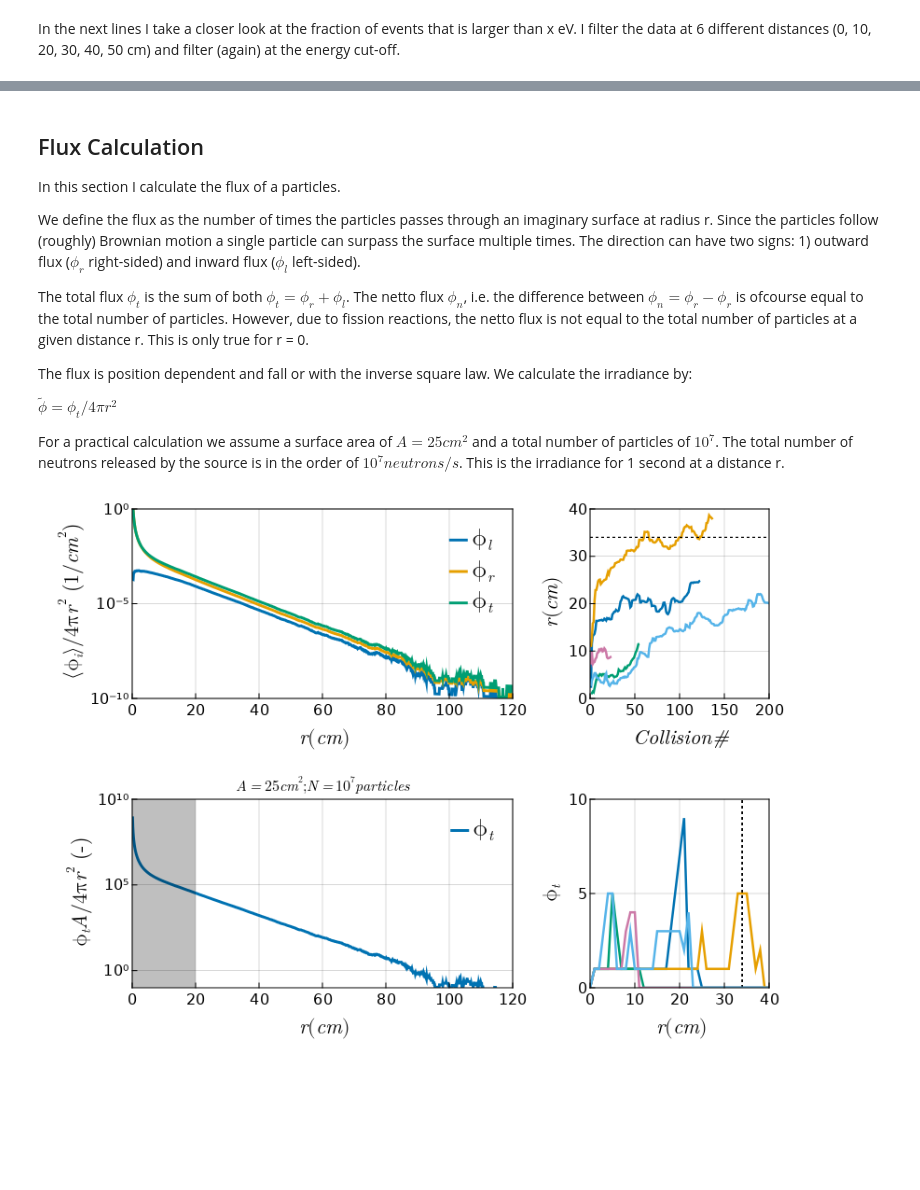
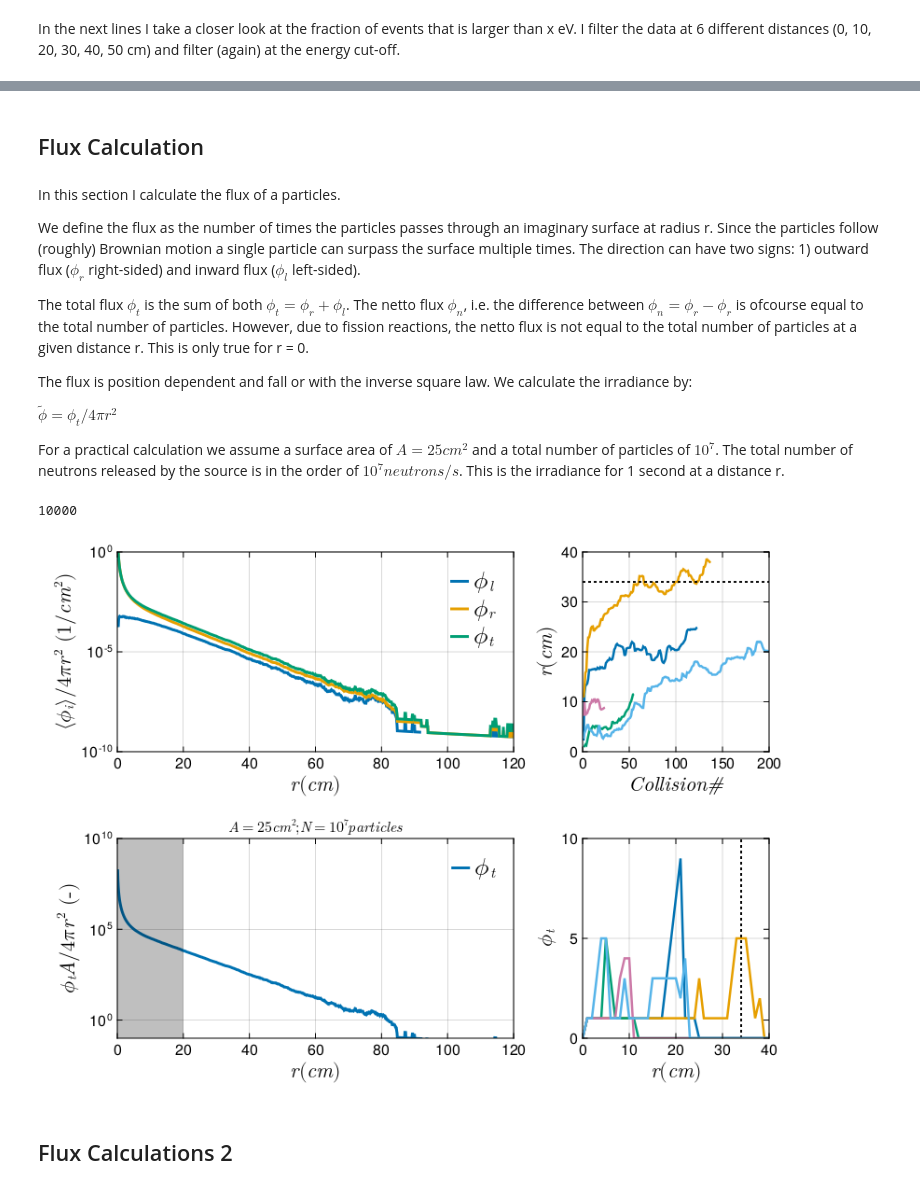
Before and after one commit to JBusink/Neutronenbron_Simulatie, a Jupyter notebook: Scripts/Data_processing_notebook.ipynb, the cells around one changed output, grey strips where cells are left out. Saved outputs shown, nothing was run; the diff lists cells and outputs as text; code cells hidden in the pictures; blank space fills up the shorter version.

```diff
--- a/Scripts/Data_processing_notebook.ipynb
+++ b/Scripts/Data_processing_notebook.ipynb
@@ -280,7 +288,7 @@ end
 # %%
 listrho,listz, listE = [],[],[]
 
-for j in 26:1:55
+for j in 26:1:26
     println(j)
     x,y,z,E,px,py,pz = load("/Volumes/EXTdrive/Data_neutron_simulation/Data_10000_particles/Simulate_10000_Particles_data_file$j.jld")["data"]
     for i in 1:1:length(x)
@@ -478,7 +487,7 @@ $N_{scaling}(d) =\frac{N(d)}{N_0}$
 scaling= []
 for j in 1:1:120
     cutoff = []
-    for i in 1:1:50000
+    for i in 1:1:length(listrho)
         E_rho = listE[i][listrho[i] .> j]
         append!(cutoff,(E_rho))
     end
@@ -584,5 +593,6 @@ fig
+# %% [markdown]
+## Flux Calculation
 # %% [markdown]
-## Flux Calculation
 In this section I calculate the flux of a particles.
 
 We define the flux as the number of times the particles passes through an imaginary surface at radius r. Since the particles follow (roughly) Brownian motion a single particle can surpass the surface multiple times. The direction can have two signs: 1) outward flux ($\phi_r$ right-sided) and inward flux ($\phi_l$ left-sided).
@@ -597,7 +607,7 @@ For a practical calculation we assume a surface area of $A = 25 cm^2$ and a tota
 # %%
 flux_total_list_r,flux_total_list_l,flux_total_list_t = [],[],[]
 
-for j in 1:1:50000
+for j in 1:1:length(listrho)
     if j%10000 == 0
         println(j)
     end
@@ -614,6 +624,8 @@ end
 mean_flux_l = mean(flux_total_list_l);
 mean_flux_r = mean(flux_total_list_r);
 mean_flux_t = mean(flux_total_list_t);
+# %% [output]
+10000
 # %%
 fig = Figure(resolution=(800,600))
 ax = Axis(fig[1,1:2],
@@ -632,32 +644,34 @@ yscale=log10,
 ylabel = L"$ϕ_t A/4πr^2$ (-)",xlabel=L"r(cm)",
 limits=(0,120,1e-1,1e10)
 )
 lines!(LinRange(0,120,1201),100*25*sum(flux_total_list_t) ./ (4π .* LinRange(0,120,1201).^2 ), label = L"$ϕ_t$",linewidth=3)
 
 band!(LinRange(0,20,21),1e-5,1e10; color = (:black, 0.25), diffuse=0.5)
 
 axislegend(position = :rt,framevisible=false,labelsize=26);
 
 
 ax = Axis(fig[1,3],
 ylabel = L"r(cm)",xlabel=L"Collision #",
 limits = (0,200,0,40)
 )
 for i in 1:1:5
     lines!(listrho[i],linewidth =2.5)
     hlines!(ax,34, color = :black,linestyle=:dash,linewidth=1)
 end
 
 ax = Axis(fig[2,3],
 ylabel = L"ϕ_t",xlabel=L"r (cm)",
 limits = (0,40,0,10)
 )
 for j in 1:1:5
     vlines!(ax,34, color = :black,linestyle=:dash,linewidth=1)
-    lines!(LinRange(0,40,41),[flux_total(listrho[j],i) for i in 0:1:40],linewidth =2.5)
+    lines!(LinRange(0,40,41),[SM.flux_total(listrho[j],i) for i in 0:1:40],linewidth =2.5)
 end
 fig
 
 # save("irradiance.pdf",fig)
 # %% [output]
-[figure, old version]
+[figure, new version]
+# %% [markdown]
+## Flux Calculations 2
```
Also changed, not shown: parts of 17 cells of this notebook, 1 other file.
